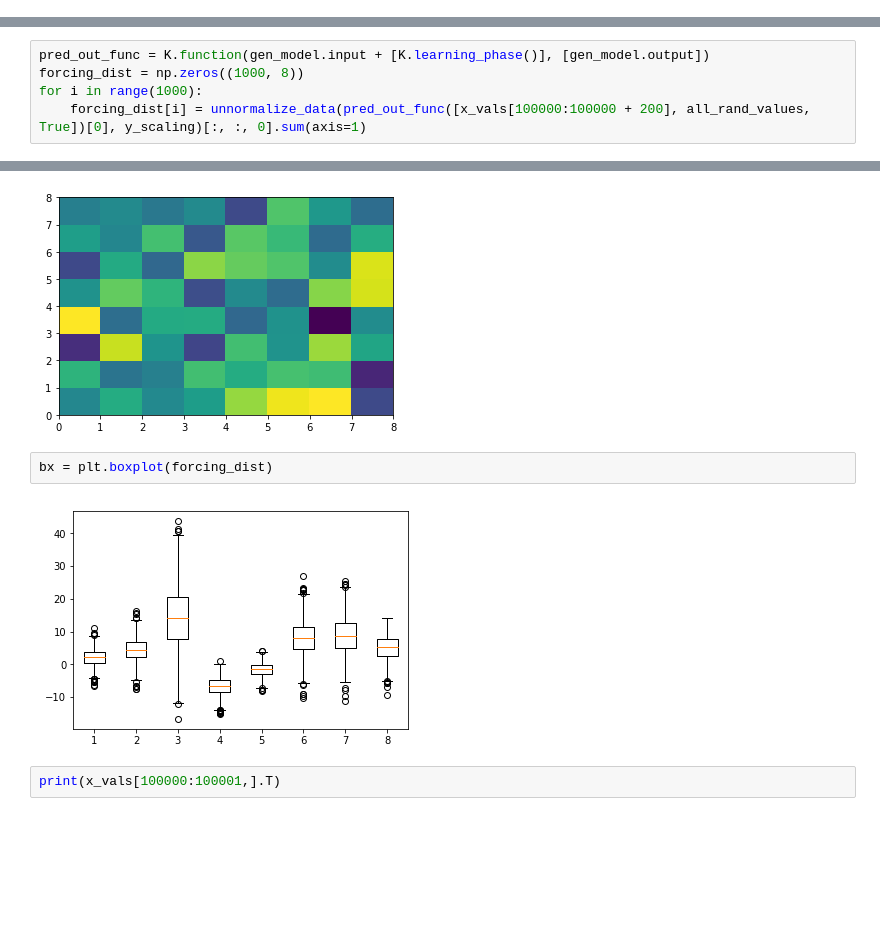
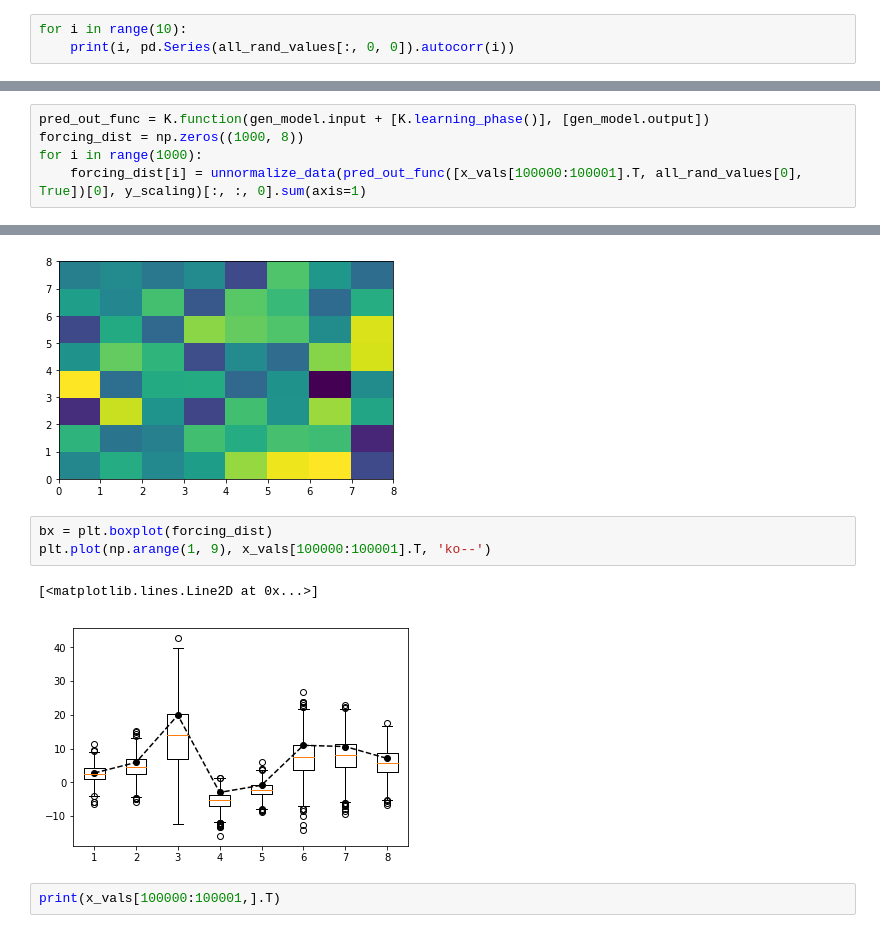
Before and after one commit to djgagne/lorenz_gan, a Jupyter notebook: notebooks/lorenz_gan_eval.ipynb, the cells around one changed output, grey strips where cells are left out. Saved outputs shown, nothing was run; the diff lists cells and outputs as text; blank space fills up the shorter version.

```diff
--- a/notebooks/lorenz_gan_eval.ipynb
+++ b/notebooks/lorenz_gan_eval.ipynb
@@ -352,3 +352,6 @@ plt.plot(all_rand_values[:, 0, 4])
 # %% [output]
 [<matplotlib.lines.Line2D at 0x...>]
 [figure]
+# %%
+for i in range(10):
+    print(i, pd.Series(all_rand_values[:, 0, 0]).autocorr(i))
@@ -356,4 +370,4 @@ plt.plot(all_rand_values[:, 0, 4])
 pred_out_func = K.function(gen_model.input + [K.learning_phase()], [gen_model.output])
 forcing_dist = np.zeros((1000, 8))
 for i in range(1000):
-    forcing_dist[i] = unnormalize_data(pred_out_func([x_vals[100000:100000 + 200], all_rand_values, True])[0], y_scaling)[:, :, 0].sum(axis=1)
+    forcing_dist[i] = unnormalize_data(pred_out_func([x_vals[100000:100001].T, all_rand_values[0], True])[0], y_scaling)[:, :, 0].sum(axis=1)
@@ -364,10 +376,12 @@ plt.pcolormesh(all_rand_values[1] - all_rand_values[0])
 # %% [output]
 <matplotlib.collections.QuadMesh at 0x...>
 [figure]
-# %%
-bx = plt.boxplot(forcing_dist)
-# %% [output]
-[figure, removed]
+# %%
+bx = plt.boxplot(forcing_dist)
+plt.plot(np.arange(1, 9), x_vals[100000:100001].T, 'ko--')
+# %% [output]
+[<matplotlib.lines.Line2D at 0x...>]
+[figure, added]
 # %%
 print(x_vals[100000:100001,].T)
 # %% [output]
```
Also changed, not shown: parts of 3 cells of this notebook, 1 other file.
